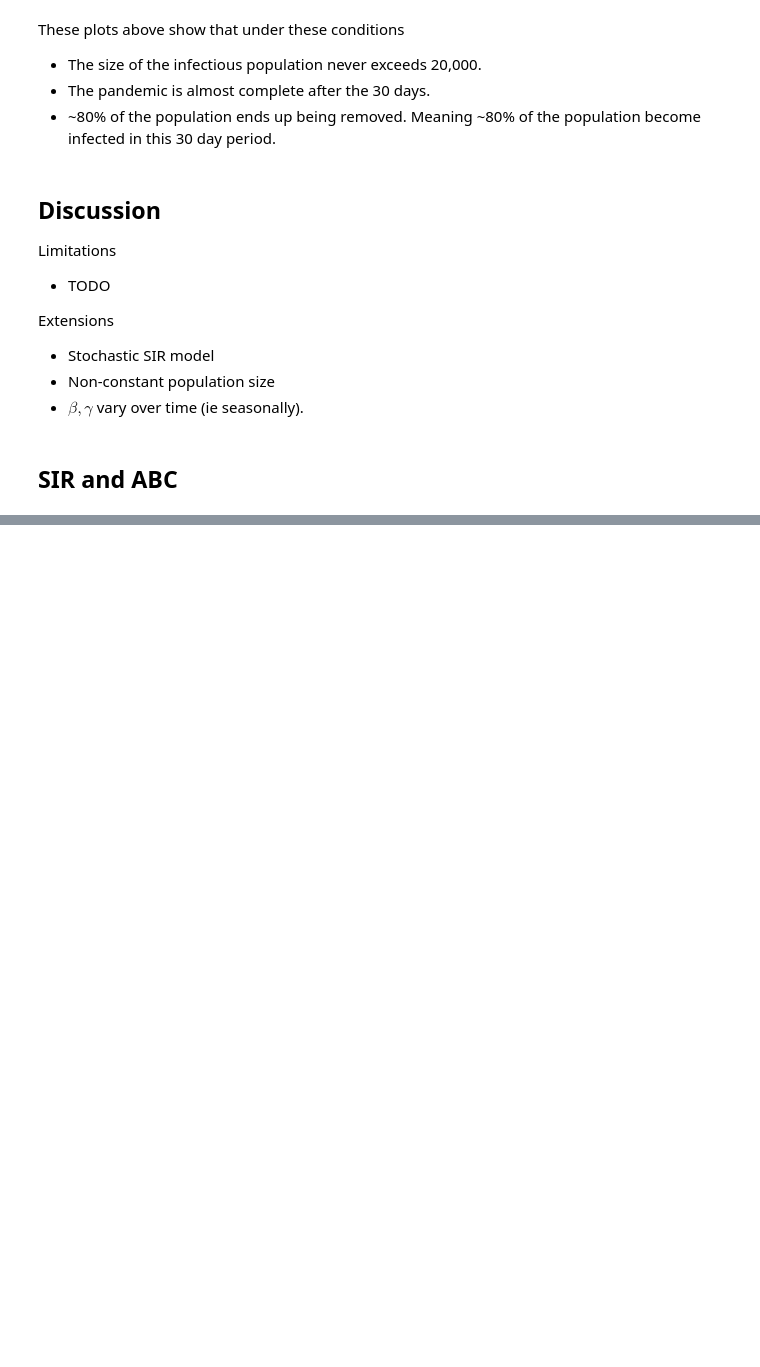
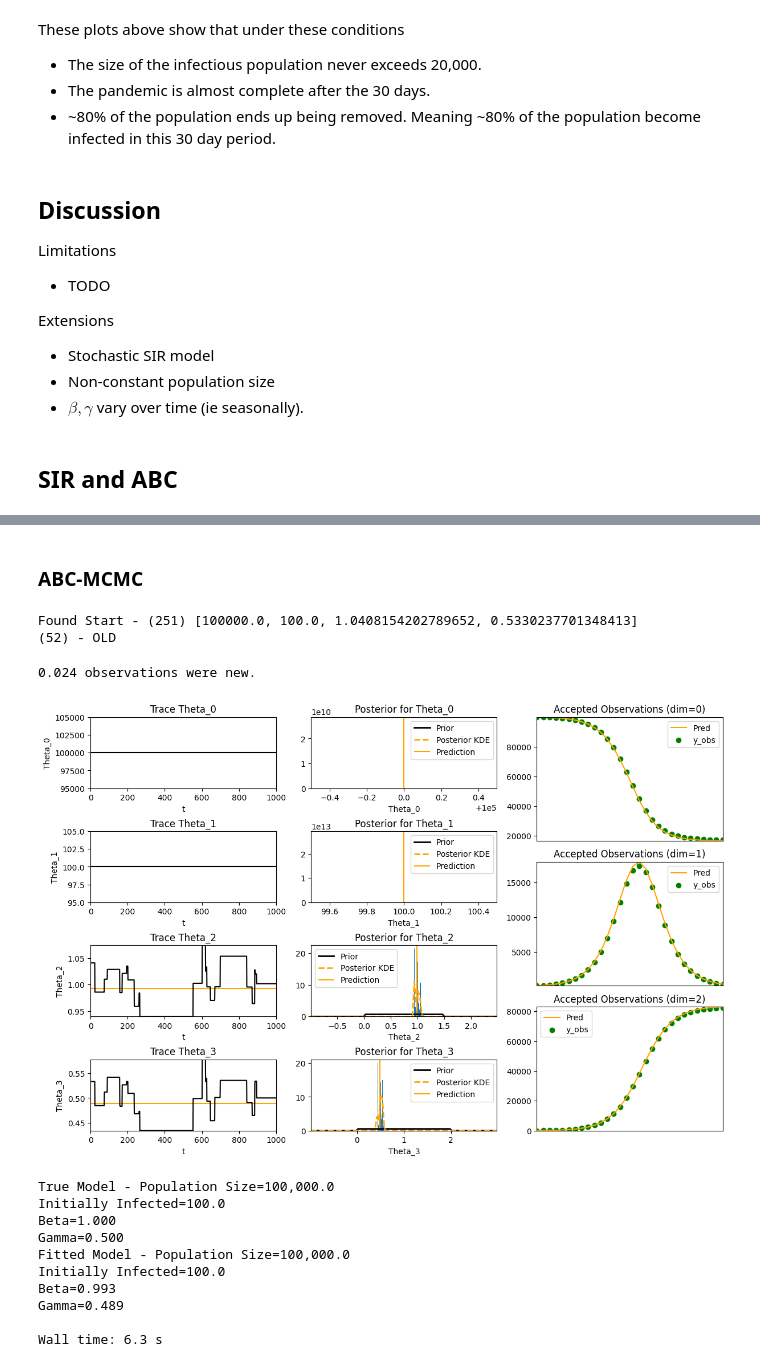
Before and after one commit to dajhutchinson/bayesian-modelling-of-epidemic-events, a Jupyter notebook: Code/SIR_Notebook.ipynb, the cells around one changed output, grey strips where cells are left out. Cells and saved outputs as stored; diff of their text form; code cells hidden in the pictures; blank space fills up the shorter version.

```diff
--- a/Code/SIR_Notebook.ipynb
+++ b/Code/SIR_Notebook.ipynb
@@ -213,0 +289,28 @@ Extensions
+# %% [markdown]
+### ABC-MCMC
+# %%
+%%time
+# ABC-MCMC
+np.random.seed(16111998) # Fix random seed
+sir_priors=[stats.uniform(100000,0),stats.uniform(100,0),stats.uniform(0,1.5),stats.uniform(0,2)]
+perturbance_kernels = [lambda x:x]*2 + [lambda x:x+stats.norm(0,.1).rvs(1)[0]]*2
+
+fitted_model=ABC.abc_mcmc(n_obs=30,y_obs=sir_model.observe(),fitting_model=sir_model.copy([1,1,1,1]),priors=sir_priors,
+    chain_length=1000,perturbance_kernels=perturbance_kernels,acceptance_kernel=ABC.gaussian_kernel,scaling_factor=15000)
+print("True Model - {}".format(sir_model))
+print("Fitted Model - {}\n".format(fitted_model))
+# %% [output]
+Found Start - (251) [100000.0, 100.0, 1.0408154202789652, 0.5330237701348413]
+(52) - OLD
+0.024 observations were new.
+[figure, added]
+True Model - Population Size=100,000.0
+Initially Infected=100.0
+Beta=1.000
+Gamma=0.500
+Fitted Model - Population Size=100,000.0
+Initially Infected=100.0
+Beta=0.993
+Gamma=0.489
+
+Wall time: 6.3 s
```
Also changed, not shown: parts of 15 cells of this notebook, 6 other files.
